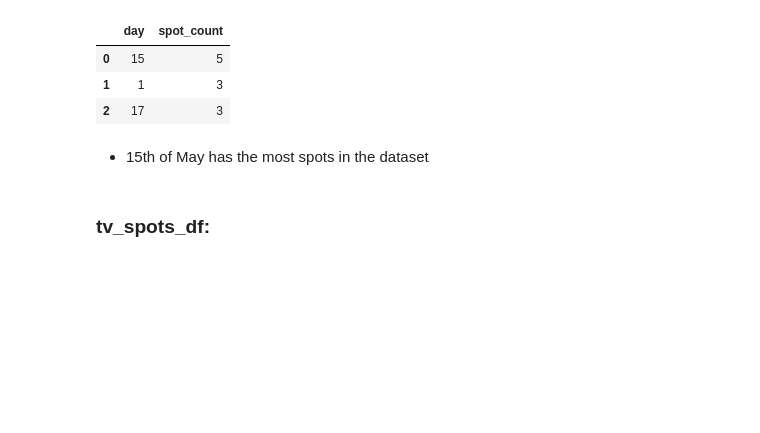
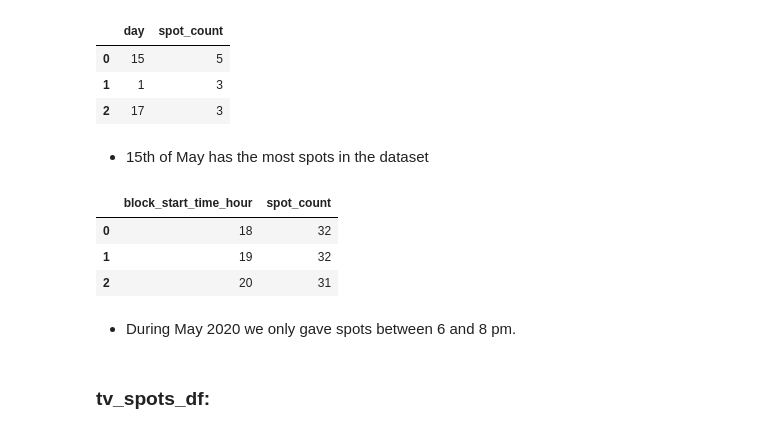
Before and after one commit to ElifKarakutukDinc/e-commerce_tv_spot_attribution_analysis, a Jupyter notebook: EDA.ipynb, the cells around one changed output. Cells and saved outputs as stored; diff of their text form; code cells hidden in the pictures; blank space fills up the shorter version.

```diff
--- a/EDA.ipynb
+++ b/EDA.ipynb
@@ -297,3 +300,15 @@ tv_planning_df.groupby(by=["day"])["tvp_id"].count().sort_values(ascending=False
+# %%
+# hourly spot distribution
+tv_planning_df.groupby(by=["block_start_time_hour"])["tvp_id"].count().sort_values(
+    ascending=False
+).reset_index().rename(columns={"tvp_id": "spot_count"})
+# %% [output]
+|  | block_start_time_hour | spot_count |
+| 0 | 18 | 32 |
+| 1 | 19 | 32 |
+| 2 | 20 | 31 |
+# %% [markdown]
+* During May 2020 we only gave spots between 6 and 8 pm.
 # %% [markdown]
 ### tv_spots_df:
 # %%
```
Also changed, not shown: parts of 5 cells of this notebook, 1 other file.
